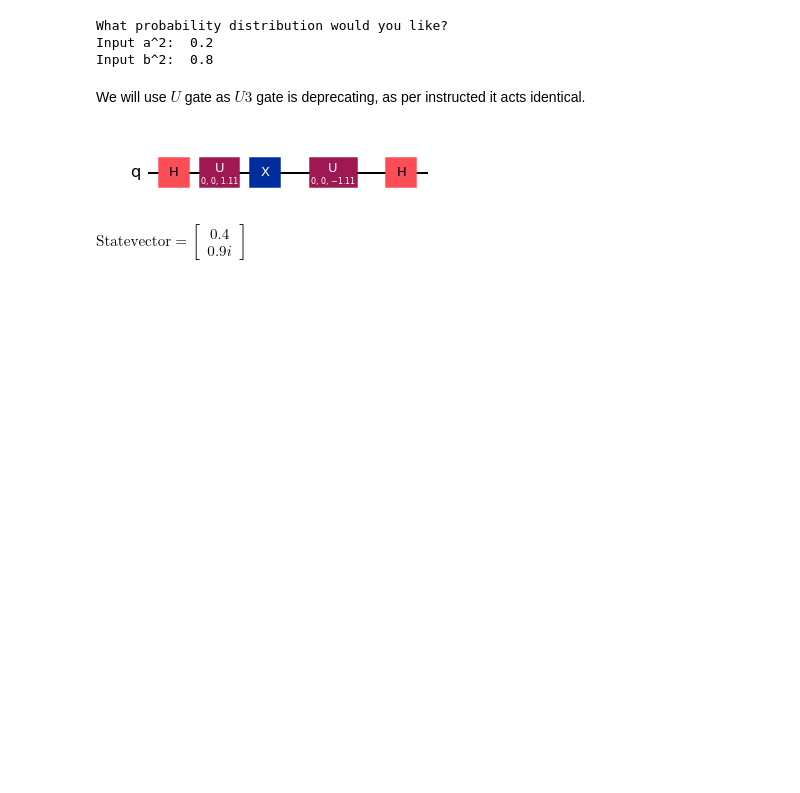
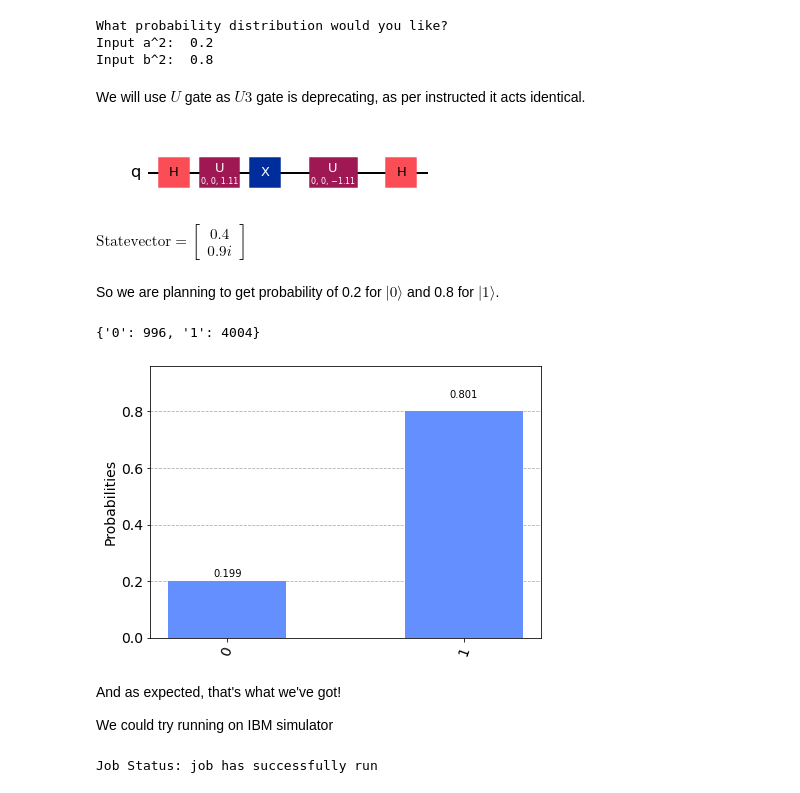
Before and after one commit to Wabinab/qchack_team37, a Jupyter notebook: Rupayan_useful_algo.ipynb, the cells around one changed output. Drawn from its saved outputs; the diff is of its cells as text; code cells hidden in the pictures; blank space fills up the shorter version.

```diff
--- a/Rupayan_useful_algo.ipynb
+++ b/Rupayan_useful_algo.ipynb
@@ -97,3 +99,35 @@ $\displaystyle
 0.9i
 \end{bmatrix}
 $
+# %% [markdown]
+So we are planning to get probability of 0.2 for $|0\rangle$ and 0.8 for $|1\rangle$.
+# %%
+qc.measure_all()
+
+qasm_backend = Aer.get_backend("qasm_simulator")
+result = execute(qc, backend=qasm_backend, shots=5000).result()
+counts = result.get_counts()
+
+print(counts)
+# %% [output]
+{'0': 996, '1': 4004}
+# %%
+plot_histogram(counts)
+# %% [output]
+[figure, added]
+# %% [markdown]
+And as expected, that's what we've got!
+
+We could try running on IBM simulator
+# %%
+provider = IBMQ.load_account()
+
+from qiskit.tools import job_monitor
+
+quito_backend = provider.get_backend("ibmq_quito")
+transpiled_qc = transpile(qc, backend=quito_backend)
+qobj = assemble(transpiled_qc, shots=8000)
+job = quito_backend.run(qobj)
+job_monitor(job, interval=2)
+# %% [output]
+Job Status: job has successfully run
```
Also changed, not shown: parts of 2 cells of this notebook, 6 other files.
